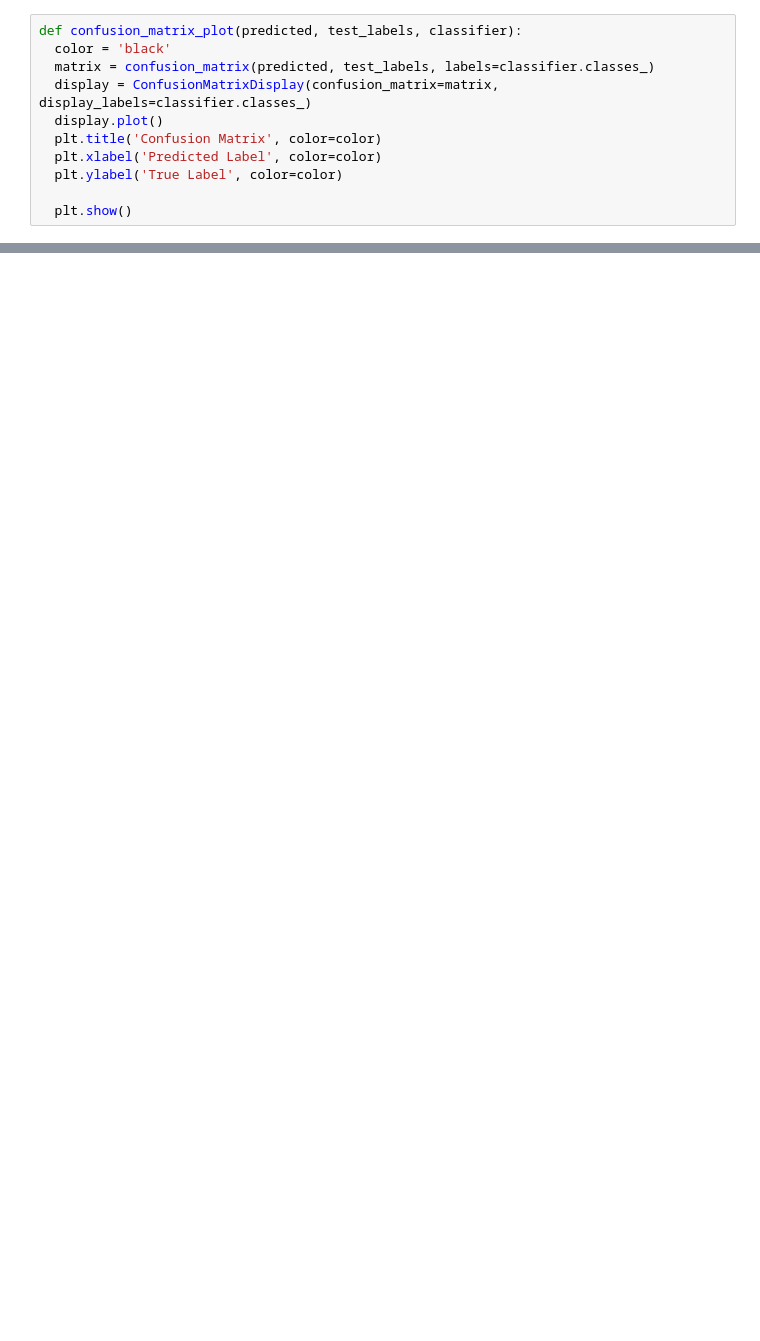
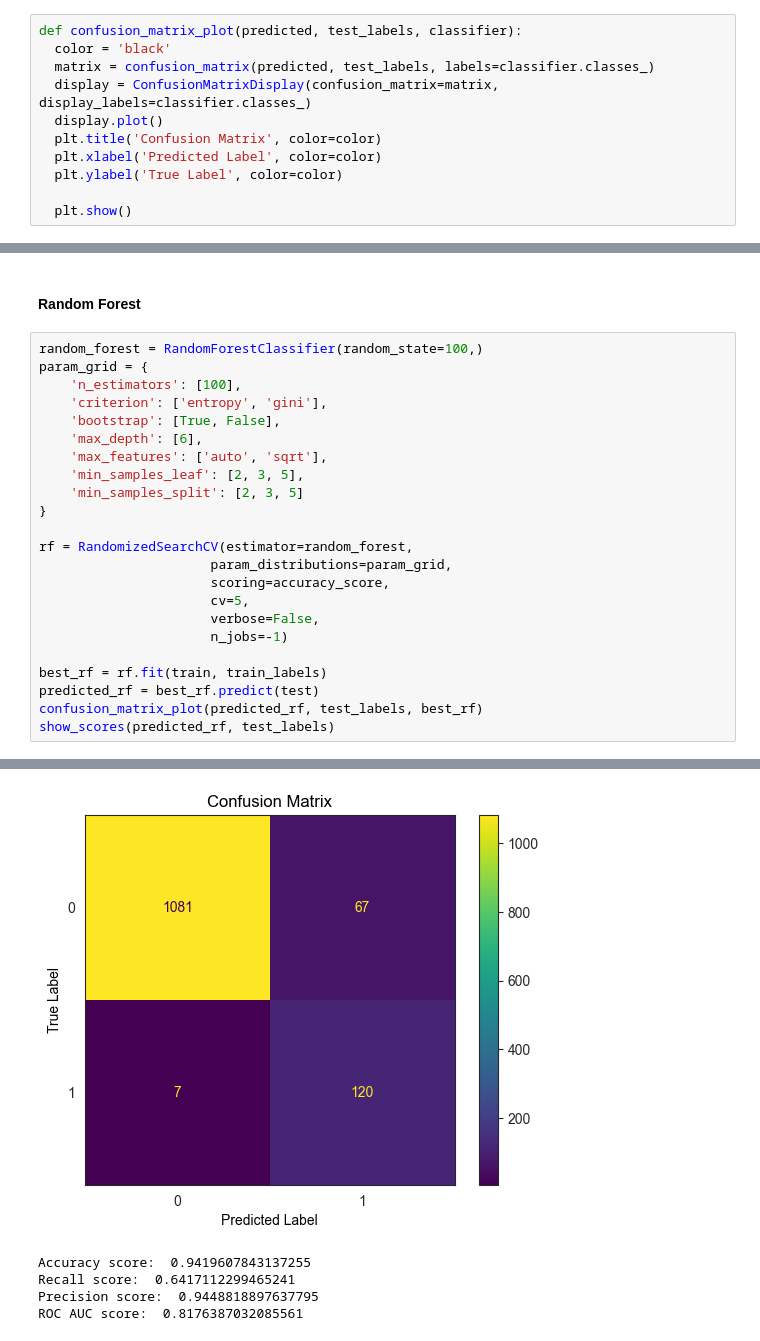
Before and after one commit to bruno-pannunzio/churn-prediction, a Jupyter notebook: Churn prediction.ipynb, the cells around one changed output, grey strips where cells are left out. Drawn from its saved outputs; the diff is of its cells as text; blank space fills up the shorter version.

```diff
--- a/Churn prediction.ipynb
+++ b/Churn prediction.ipynb
@@ -230,0 +234,26 @@ KeyboardInterrupt:
+# %% [markdown]
+#### Random Forest
+# %%
+random_forest = RandomForestClassifier(random_state=100,)
+param_grid = {
+    'n_estimators': [100],
+    'criterion': ['entropy', 'gini'],
+    'bootstrap': [True, False],
+    'max_depth': [6],
+    'max_features': ['auto', 'sqrt'],
+    'min_samples_leaf': [2, 3, 5],
+    'min_samples_split': [2, 3, 5]
+}
+
+rf = RandomizedSearchCV(estimator=random_forest,
+                      param_distributions=param_grid,
+                      scoring=accuracy_score,
+                      cv=5,
+                      verbose=False,
+                      n_jobs=-1)
+
+best_rf = rf.fit(train, train_labels)
+predicted_rf = best_rf.predict(test)
+confusion_matrix_plot(predicted_rf, test_labels, best_rf)
+show_scores(predicted_rf, test_labels)
+# %% [output]
@@ -230,0 +277,5 @@ KeyboardInterrupt:
+[figure, added]
+Accuracy score:  0.9419607843137255
+Recall score:  0.6417112299465241
+Precision score:  0.9448818897637795
+ROC AUC score:  0.8176387032085561
```
Also changed, not shown: parts of 23 cells of this notebook, 1 other file.
